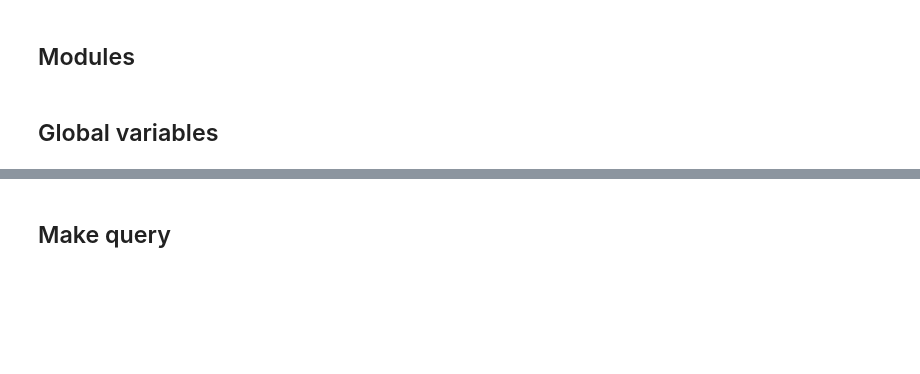
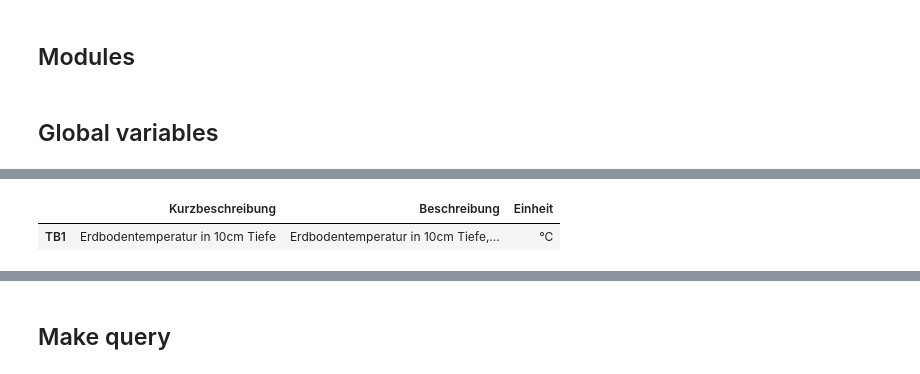
Before and after one commit to skalevag/ZAMG_data_hub_download, a Jupyter notebook: STATIONS_download.ipynb, the cells around one changed output, grey strips where cells are left out. Saved outputs shown, nothing was run; the diff lists cells and outputs as text; code cells hidden in the pictures; blank space fills up the shorter version.

```diff
--- a/STATIONS_download.ipynb
+++ b/STATIONS_download.ipynb
@@ -61,0 +121,7 @@ DatasetType.SPARTACUS
+# %%
+stations_meta = pd.read_csv("ZEHNMIN Stations-Metadaten.csv")
+parameter_meta = pd.read_csv("ZEHNMIN Parameter-Metadaten.csv", index_col=0)
+parameter_meta.loc[params]
+# %% [output]
+|  | Kurzbeschreibung | Beschreibung | Einheit |
+| TB1 | Erdbodentemperatur in 10cm Tiefe | Erdbodentemperatur in 10cm Tiefe,... | °C |
```
Also changed, not shown: parts of 15 cells of this notebook, 17 other files.
